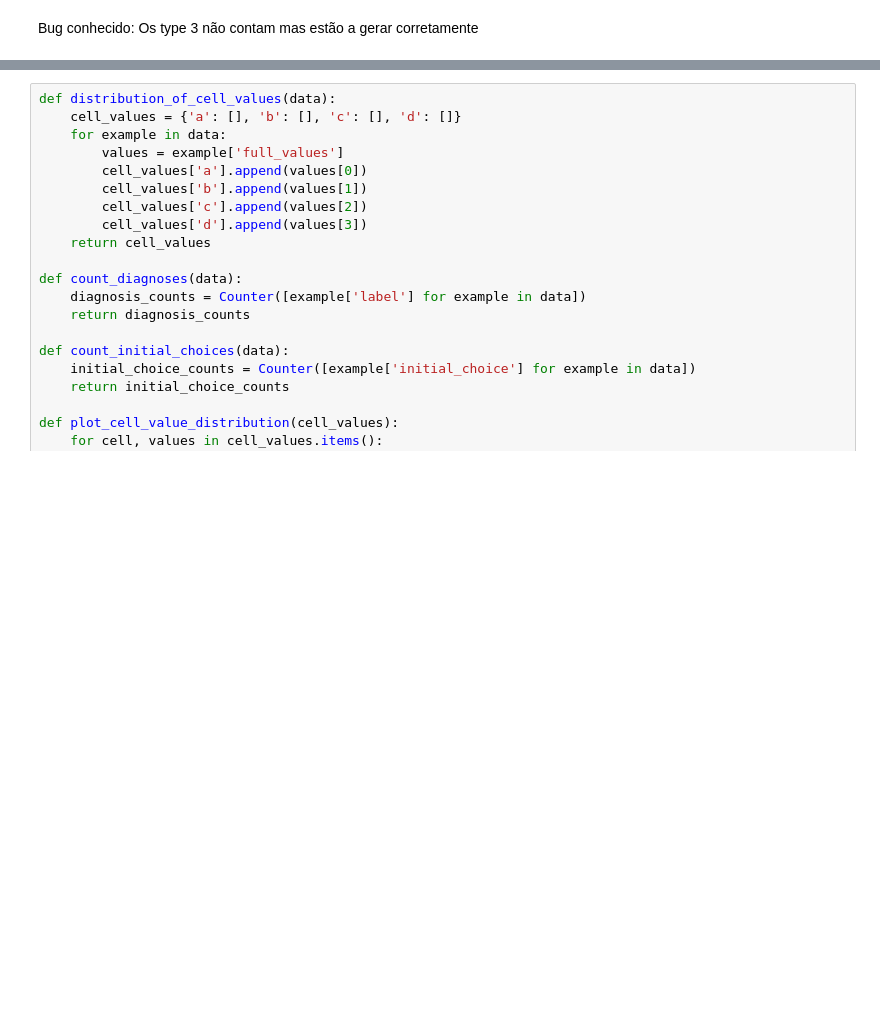
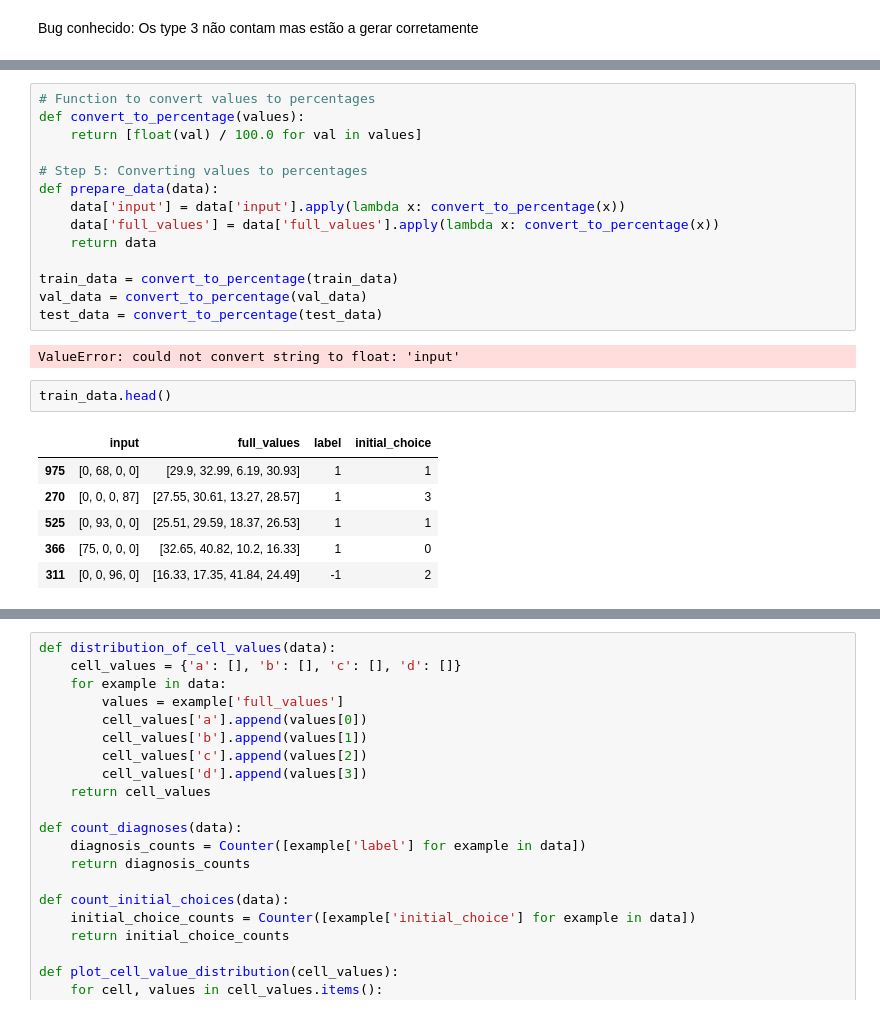
Before and after one commit to dinisrferreira/Pseudodiagnosticity-in-a-continuous-learning-environment-Reis-2020-, a Jupyter notebook: Data_generator_Reis.ipynb, the cells around one changed output, grey strips where cells are left out. Saved outputs shown, nothing was run; the diff lists cells and outputs as text; blank space fills up the shorter version.

```diff
--- a/Data_generator_Reis.ipynb
+++ b/Data_generator_Reis.ipynb
@@ -260,0 +322,25 @@ def count_examples_by_type(data, kind_conditions, wicked_conditions):
+# %%
+# Function to convert values to percentages
+def convert_to_percentage(values):
+    return [float(val) / 100.0 for val in values]
+
+# Step 5: Converting values to percentages
+def prepare_data(data):
+    data['input'] = data['input'].apply(lambda x: convert_to_percentage(x))
+    data['full_values'] = data['full_values'].apply(lambda x: convert_to_percentage(x))
+    return data
+
+train_data = convert_to_percentage(train_data)
+val_data = convert_to_percentage(val_data)
+test_data = convert_to_percentage(test_data)
+# %% [output]
+ValueError: could not convert string to float: 'input'
+# %%
+train_data.head()
+# %% [output]
+|  | input | full_values | label | initial_choice |
+| 975 | [0, 68, 0, 0] | [29.9, 32.99, 6.19, 30.93] | 1 | 1 |
+| 270 | [0, 0, 0, 87] | [27.55, 30.61, 13.27, 28.57] | 1 | 3 |
+| 525 | [0, 93, 0, 0] | [25.51, 29.59, 18.37, 26.53] | 1 | 1 |
+| 366 | [75, 0, 0, 0] | [32.65, 40.82, 10.2, 16.33] | 1 | 0 |
+| 311 | [0, 0, 96, 0] | [16.33, 17.35, 41.84, 24.49] | -1 | 2 |
```
Also changed, not shown: parts of 15 cells of this notebook.
